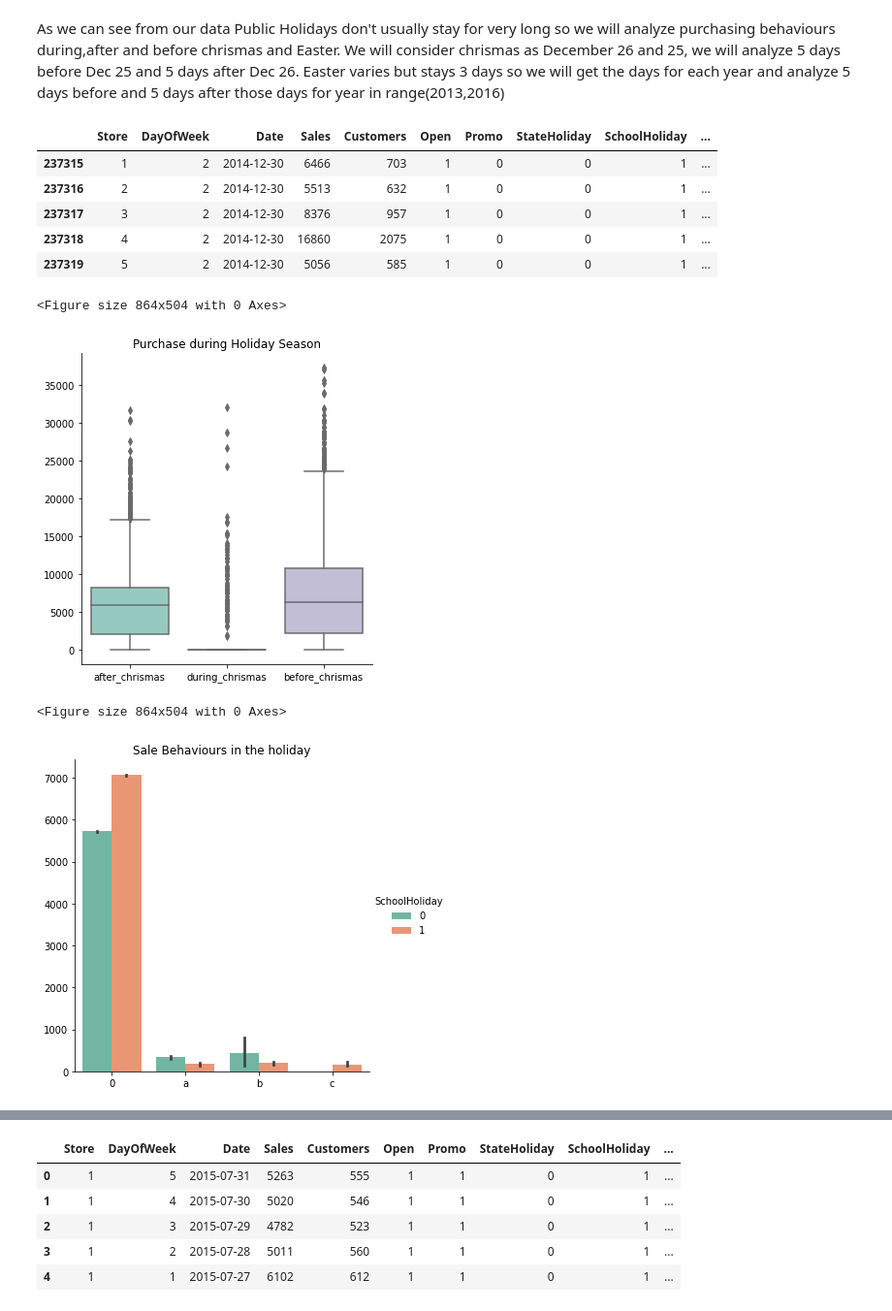
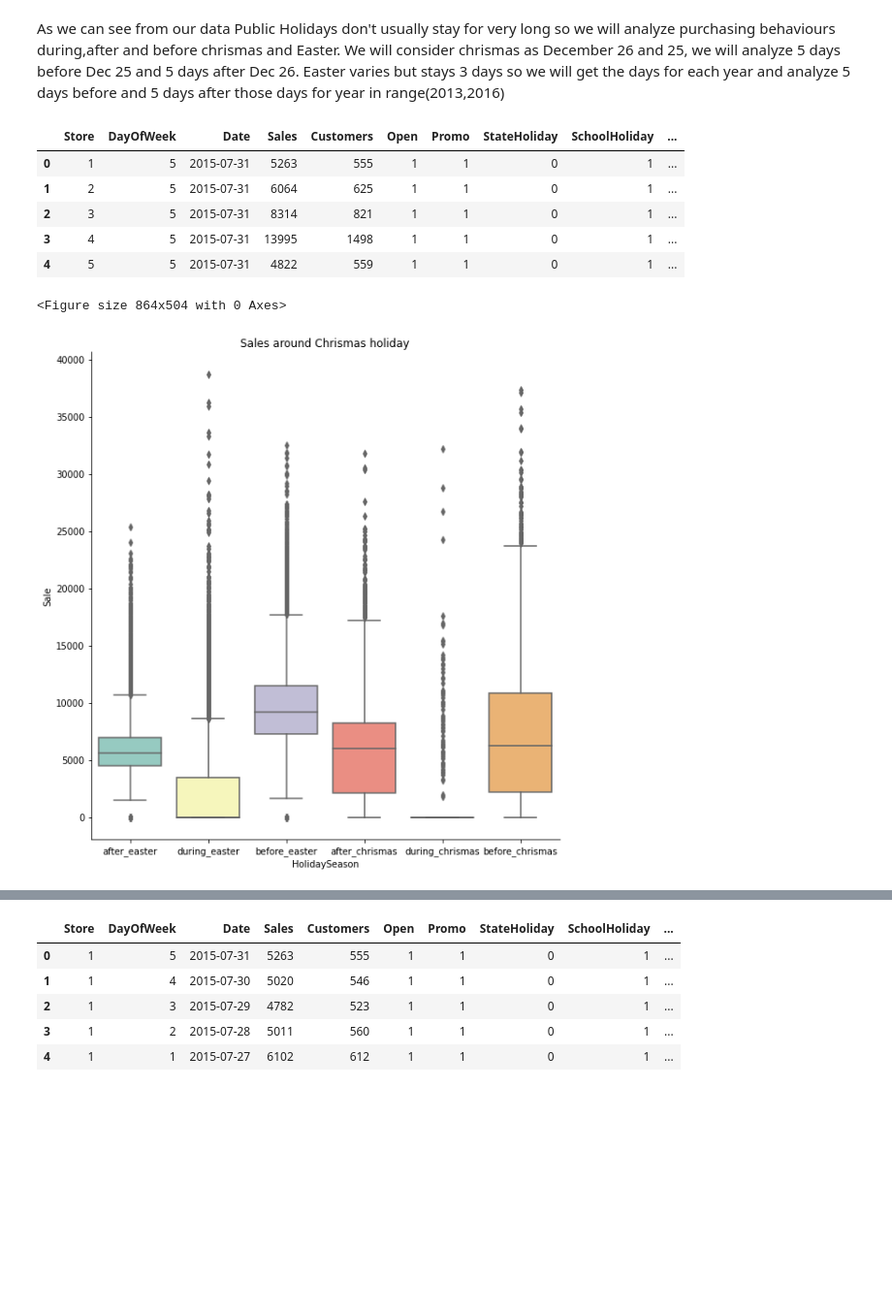
Before and after one commit to DiboraHaile/Pharmaceutical-Sales-prediction-across-multiple-stores, a Jupyter notebook: notebooks/exploration_of_customer_behaviors.ipynb, the cells around one changed output, grey strips where cells are left out. Shown at 97% size. Cells and saved outputs as stored; diff of their text form; code cells hidden in the pictures; blank space fills up the shorter version.

Commit message:
added monthly seasonal Sale plot

```diff
--- a/notebooks/exploration_of_customer_behaviors.ipynb
+++ b/notebooks/exploration_of_customer_behaviors.ipynb
@@ -246,33 +247,42 @@ df_holidays_dates
 # %% [markdown]
 As we can see from our data Public Holidays don't usually stay for very long so we will analyze purchasing behaviours during,after and before chrismas and Easter. We will consider chrismas as December 26 and 25, we will analyze 5 days before Dec 25 and 5 days after Dec 26. Easter varies but stays 3 days so we will get the days for each year and analyze 5 days before and 5 days after those days for year in range(2013,2016)
 # %%
+# get the begining date of easter for each year
+easter_beginings = df_holidays_dates.query("StateHoliday == 'b' & DayOfWeek == 5")['Date'].dt.date.tolist()
 
 # Add a column that states if a date is during, after or during a chrismas or easter holiday
 df_train_copy = df_train.copy()
+df_train_copy.loc[:,"Holiday_season"] = "not_around_holiday"
+
 for year in range(2013,2016):
     chrismas_before_mask = (df_train_copy['Date'] > datetime.datetime(year,12,20)) & (df_train_copy['Date'] < datetime.datetime(year,12,25))
     chrismas_after_mask = (df_train_copy['Date'] > datetime.datetime(year,12,26)) & (df_train_copy['Date'] < datetime.datetime(year,12,31))
     chrismas_mask = (df_train_copy['Date'] == datetime.datetime(year,12,25)) | (df_train_copy['Date'] == datetime.datetime(year,12,26))
+    # for each year get 5 days before and after easter
+    for easter_date in easter_beginings:
+        easter_before_mask = (df_train_copy['Date'].dt.date > (easter_date -timedelta(days=5))) & (df_train_copy['Date'].dt.date < easter_date)
+        easter_after_mask = (df_train_copy['Date'].dt.date > easter_date+ timedelta(days=3)) & (df_train_copy['Date'].dt.date < easter_date+ timedelta(days=8))
+        easter_mask = (df_train_copy['Date'].dt.date >= easter_date) & (df_train_copy['Date'].dt.date <= easter_date+timedelta(days=3))
+        # add to the Holiday season col, the days around easter
+        df_train_copy.loc[easter_before_mask,"Holiday_season"] = "before_easter"
+        df_train_copy.loc[easter_after_mask,"Holiday_season"] = "after_easter"
+        df_train_copy.loc[easter_mask,"Holiday_season"] = "during_easter"
+    # add to the Holiday season col, the days around chrismas
     df_train_copy.loc[chrismas_before_mask,"Holiday_season"] = "before_chrismas"
     df_train_copy.loc[chrismas_after_mask,"Holiday_season"] = "after_chrismas"
     df_train_copy.loc[chrismas_mask,"Holiday_season"] = "during_chrismas"
 
-df_train_copy.query("Holiday_season == 'after_chrismas'").head()
+df_train_copy.head()
 # %% [output]
 |  | Store | DayOfWeek | Date | Sales | Customers | Open | Promo | StateHoliday | SchoolHoliday | ... |
-| 237315 | 1 | 2 | 2014-12-30 | 6466 | 703 | 1 | 0 | 0 | 1 | ... |
-| 237316 | 2 | 2 | 2014-12-30 | 5513 | 632 | 1 | 0 | 0 | 1 | ... |
-| 237317 | 3 | 2 | 2014-12-30 | 8376 | 957 | 1 | 0 | 0 | 1 | ... |
-| 237318 | 4 | 2 | 2014-12-30 | 16860 | 2075 | 1 | 0 | 0 | 1 | ... |
-| 237319 | 5 | 2 | 2014-12-30 | 5056 | 585 | 1 | 0 | 0 | 1 | ... |
+| 0 | 1 | 5 | 2015-07-31 | 5263 | 555 | 1 | 1 | 0 | 1 | ... |
+| 1 | 2 | 5 | 2015-07-31 | 6064 | 625 | 1 | 1 | 0 | 1 | ... |
+| 2 | 3 | 5 | 2015-07-31 | 8314 | 821 | 1 | 1 | 0 | 1 | ... |
+| 3 | 4 | 5 | 2015-07-31 | 13995 | 1498 | 1 | 1 | 0 | 1 | ... |
+| 4 | 5 | 5 | 2015-07-31 | 4822 | 559 | 1 | 1 | 0 | 1 | ... |
 # %%
-visualize.catplot(df_train_copy,y="Sales",x="Holiday_season",kind="box",title="Purchase during Holiday Season",palette='Set3')
+# visualizing sales around chrismas
+visualize.catplot(df_train_copy,y="Sales",x="Holiday_season",kind="box",title="Sales around Chrismas holiday",palette='Set3',xlabel="HolidaySeason",ylabel="Sale",size=8)
 # %% [output]
 <Figure size 864x504 with 0 Axes>
-[figure, old version]
+[figure, new version]
-# %%
-# plotting Sale behaviour of stores during holiday and non-holiday days
-visualize.catplot(df_train,y="Sales",x="StateHoliday",kind="bar",title="Sale Behaviours in the holiday",hue="SchoolHoliday",palette='Set2')
-# %% [output]
-<Figure size 864x504 with 0 Axes>
-[figure, removed]
```
Also changed, not shown: parts of 10 cells of this notebook.
